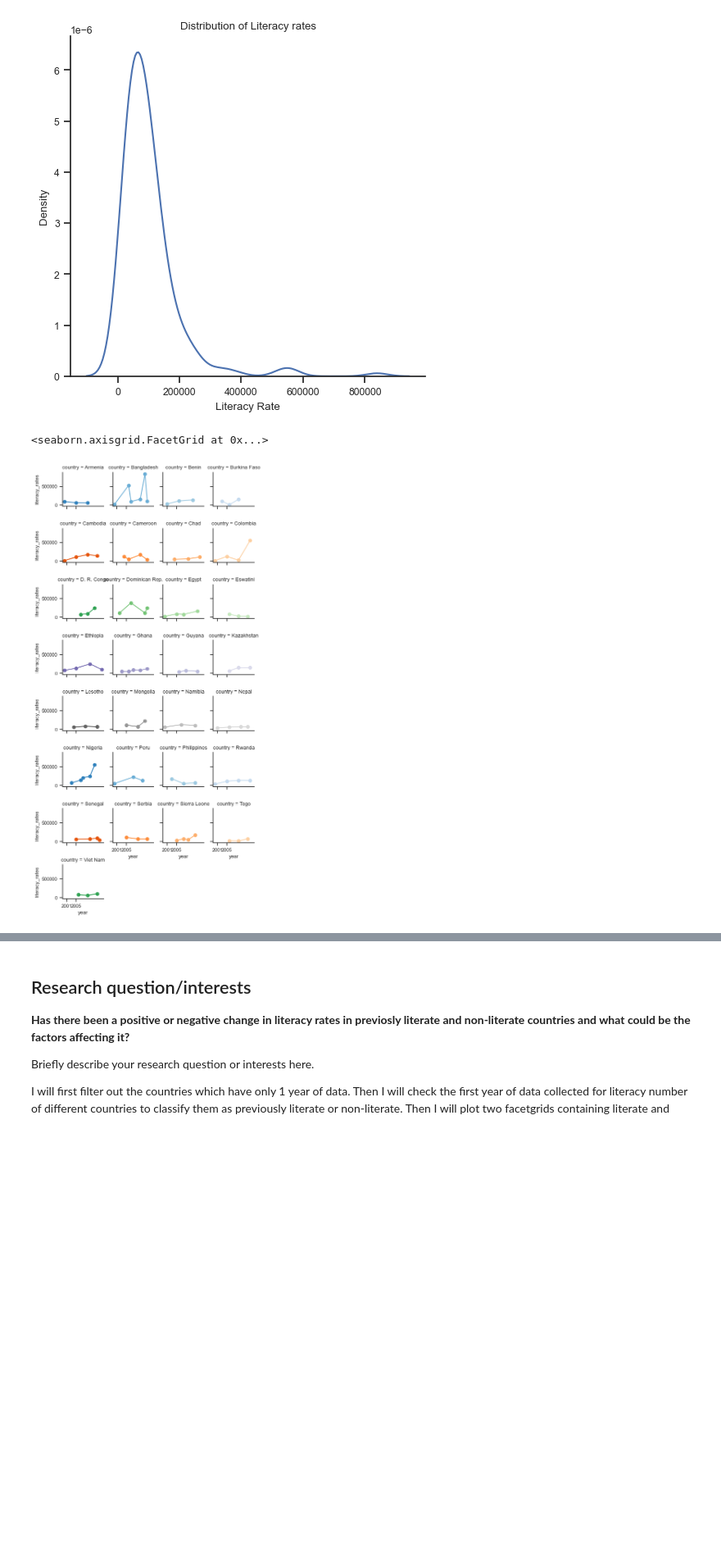
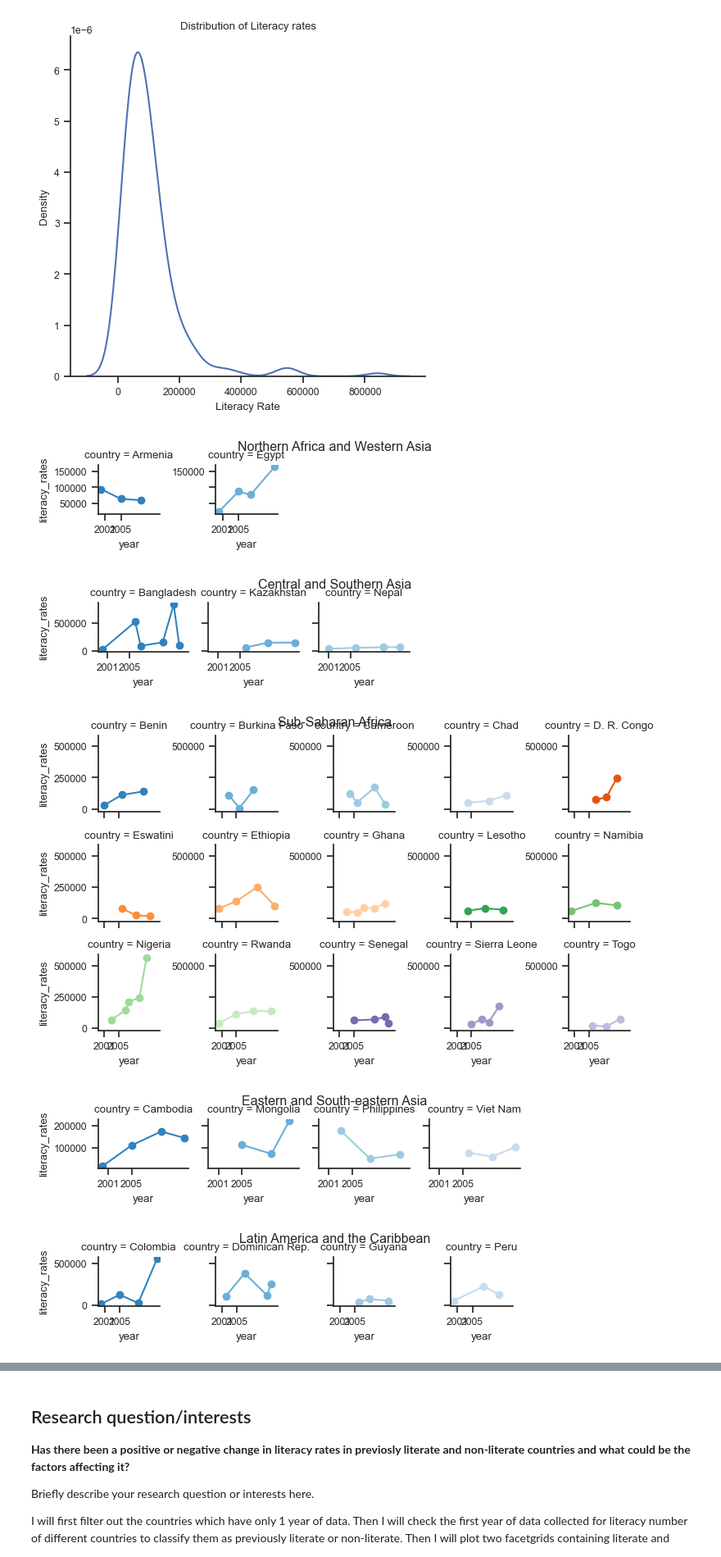
Before and after one commit to ubco-W2022T2-data301/project-group-group18, a Jupyter notebook: analysis/analysis1.ipynb, the cells around one changed output, grey strips where cells are left out. Shown at 82% size. Drawn from its saved outputs; the diff is of its cells as text; code cells hidden in the pictures; blank space fills up the shorter version.

```diff
--- a/analysis/analysis1.ipynb
+++ b/analysis/analysis1.ipynb
@@ -50,15 +50,20 @@ counts = data_final.country.value_counts()
 data_plot = data_final[data_final.country.isin(counts.index[counts.gt(2)])]
 regions = data_plot.region_group.unique()
 dictionary = {}
-for i in range(6):
-    df = data_plot.loc[data_plot["region_group"]==regions[i]]
+for i in regions:
+    df = data_plot.loc[data_plot["region_group"]==i]
     dictionary[i] = df
 
 #for each of those data frames create a facetgrid
 # %%
-grid = sns.FacetGrid(data_plot, col="country", hue="country", palette="tab20c", col_wrap=4, height=1.5)
-grid.map(plt.plot, "year", "literacy_rates", marker="o")
-grid.set(xticks=[2001,2005])
+for i in range(6):
+    grid = sns.FacetGrid(list(dictionary.values())[i], col="country", hue="country", palette="tab20c", col_wrap=5, height=1.5)
+    grid.map(plt.plot, "year", "literacy_rates", marker="o")
+    grid.set(xticks=[2001,2005])
+    grid.fig.suptitle(list(dictionary.keys())[i])
 # %% [output]
-<seaborn.axisgrid.FacetGrid at 0x...>
-[figure, old version]
+[figure, new version]
+[figure, added]
+[figure, added]
+[figure, added]
+[figure, added]
```
Also changed, not shown: parts of 2 cells of this notebook, 1 other file.
